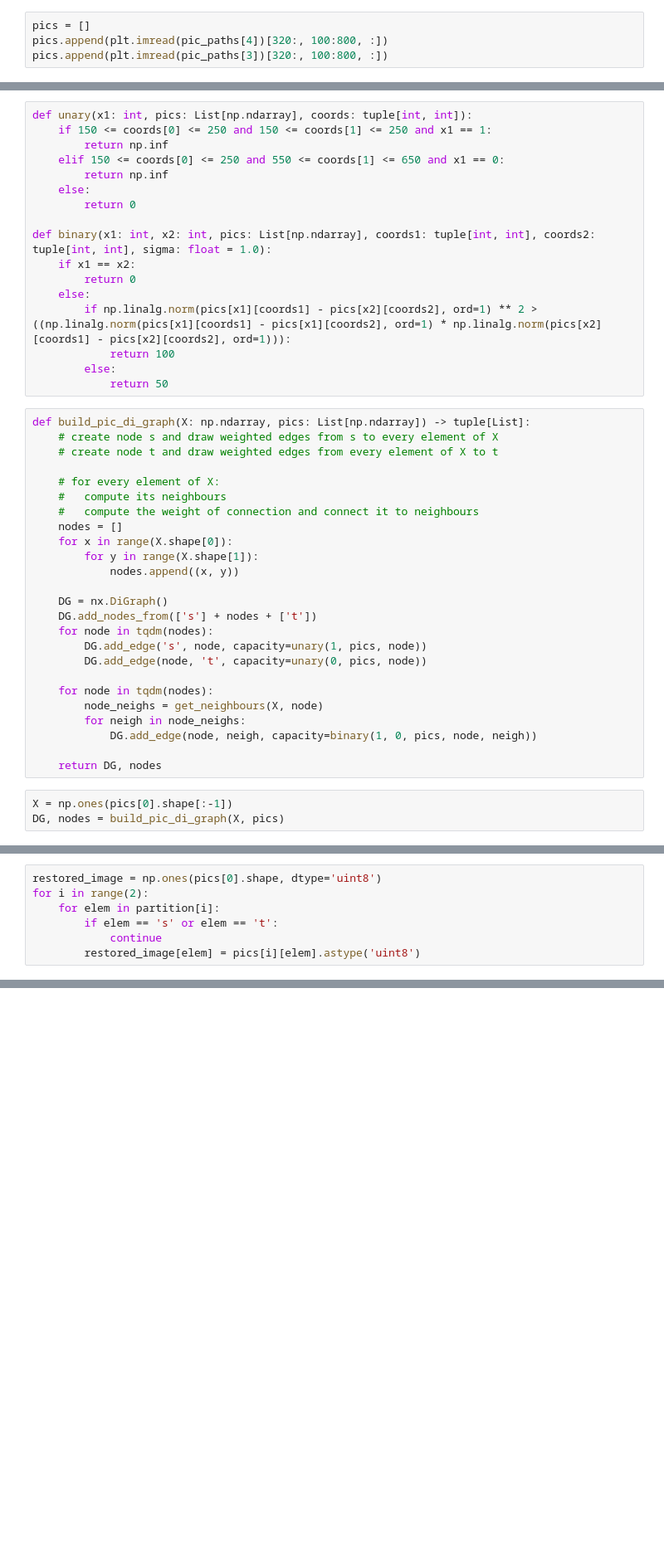
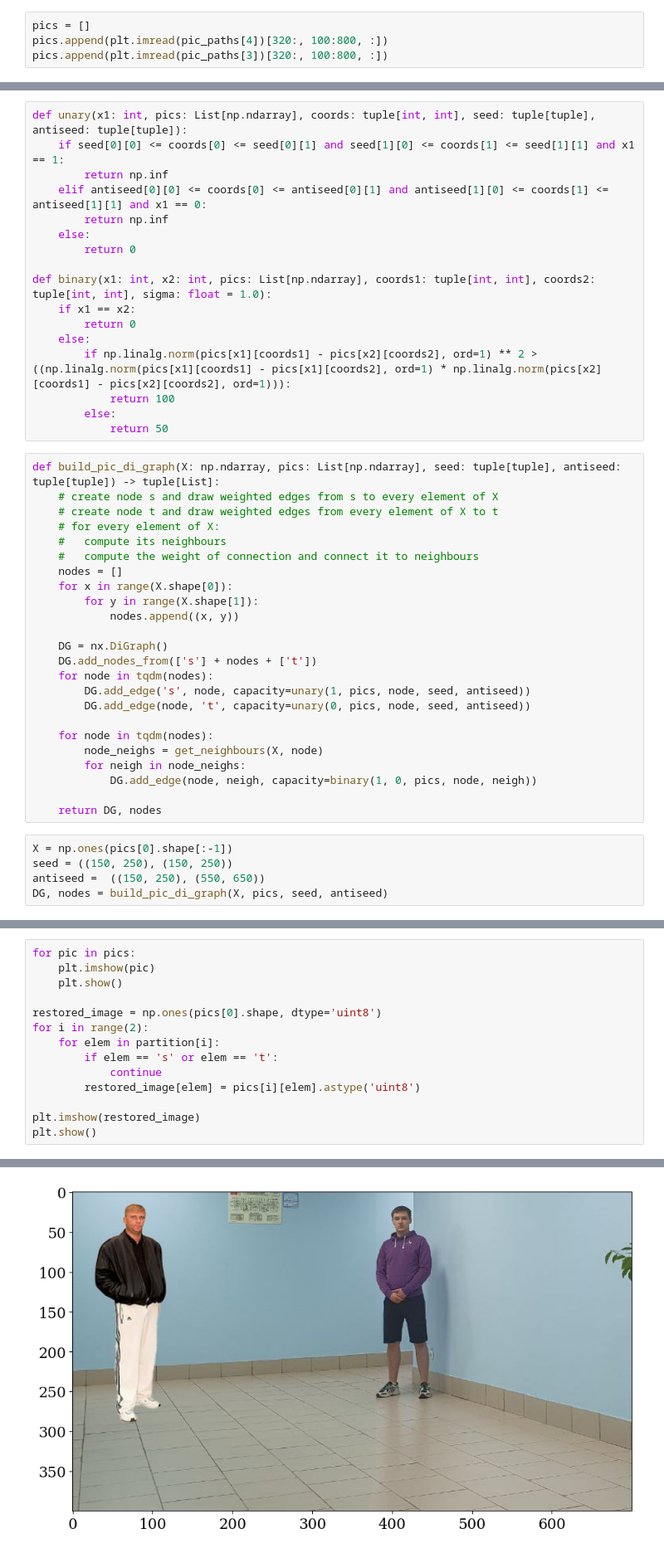
Before and after one commit to SuperCrabLover/BMS_Course_Collage_Prac, a Jupyter notebook: Prac_1.ipynb, the cells around one changed output, grey strips where cells are left out. Shown at 83% size. Cells and saved outputs as stored; diff of their text form; blank space fills up the shorter version.

```diff
--- a/Prac_1.ipynb
+++ b/Prac_1.ipynb
@@ -139,10 +149,10 @@ def test_get_neighbours(X: np.ndarray = None, **get_neighbours_kwargs):
 
             print(f'For {x, y}: {X_nei}')
 # %%
-def unary(x1: int, pics: List[np.ndarray], coords: tuple[int, int]):
-    if 150 <= coords[0] <= 250 and 150 <= coords[1] <= 250 and x1 == 1:
+def unary(x1: int, pics: List[np.ndarray], coords: tuple[int, int], seed: tuple[tuple], antiseed: tuple[tuple]):
+    if seed[0][0] <= coords[0] <= seed[0][1] and seed[1][0] <= coords[1] <= seed[1][1] and x1 == 1:
         return np.inf
-    elif 150 <= coords[0] <= 250 and 550 <= coords[1] <= 650 and x1 == 0:
+    elif antiseed[0][0] <= coords[0] <= antiseed[0][1] and antiseed[1][0] <= coords[1] <= antiseed[1][1] and x1 == 0:
         return np.inf
     else:
         return 0
@@ -156,10 +166,9 @@ def binary(x1: int, x2: int, pics: List[np.ndarray], coords1: tuple[int, int], c
         else:
             return 50
 # %%
-def build_pic_di_graph(X: np.ndarray, pics: List[np.ndarray]) -> tuple[List]:
+def build_pic_di_graph(X: np.ndarray, pics: List[np.ndarray], seed: tuple[tuple], antiseed: tuple[tuple]) -> tuple[List]:
     # create node s and draw weighted edges from s to every element of X
     # create node t and draw weighted edges from every element of X to t
-
     # for every element of X:
     #   compute its neighbours
     #   compute the weight of connection and connect it to neighbours
@@ -171,8 +180,8 @@ def build_pic_di_graph(X: np.ndarray, pics: List[np.ndarray]) -> tuple[List]:
     DG = nx.DiGraph()
     DG.add_nodes_from(['s'] + nodes + ['t'])
     for node in tqdm(nodes):
-        DG.add_edge('s', node, capacity=unary(1, pics, node))
-        DG.add_edge(node, 't', capacity=unary(0, pics, node))
+        DG.add_edge('s', node, capacity=unary(1, pics, node, seed, antiseed))
+        DG.add_edge(node, 't', capacity=unary(0, pics, node, seed, antiseed))
 
     for node in tqdm(nodes):
         node_neighs = get_neighbours(X, node)
@@ -182,4 +191,6 @@ def build_pic_di_graph(X: np.ndarray, pics: List[np.ndarray]) -> tuple[List]:
     return DG, nodes
 # %%
 X = np.ones(pics[0].shape[:-1])
-DG, nodes = build_pic_di_graph(X, pics)
+seed = ((150, 250), (150, 250))
+antiseed =  ((150, 250), (550, 650))
+DG, nodes = build_pic_di_graph(X, pics, seed, antiseed)
@@ -207,7 +204,15 @@ len(partition[0]), len(partition[1])
 # %%
+for pic in pics:
+    plt.imshow(pic)
+    plt.show()
+
 restored_image = np.ones(pics[0].shape, dtype='uint8')
 for i in range(2):
     for elem in partition[i]:
         if elem == 's' or elem == 't':
             continue
         restored_image[elem] = pics[i][elem].astype('uint8')
+
+plt.imshow(restored_image)
+plt.show()
+# %% [output]
@@ -213,0 +221 @@ for i in range(2):
+[figure, added]
```
Also changed, not shown: parts of 17 cells of this notebook.
